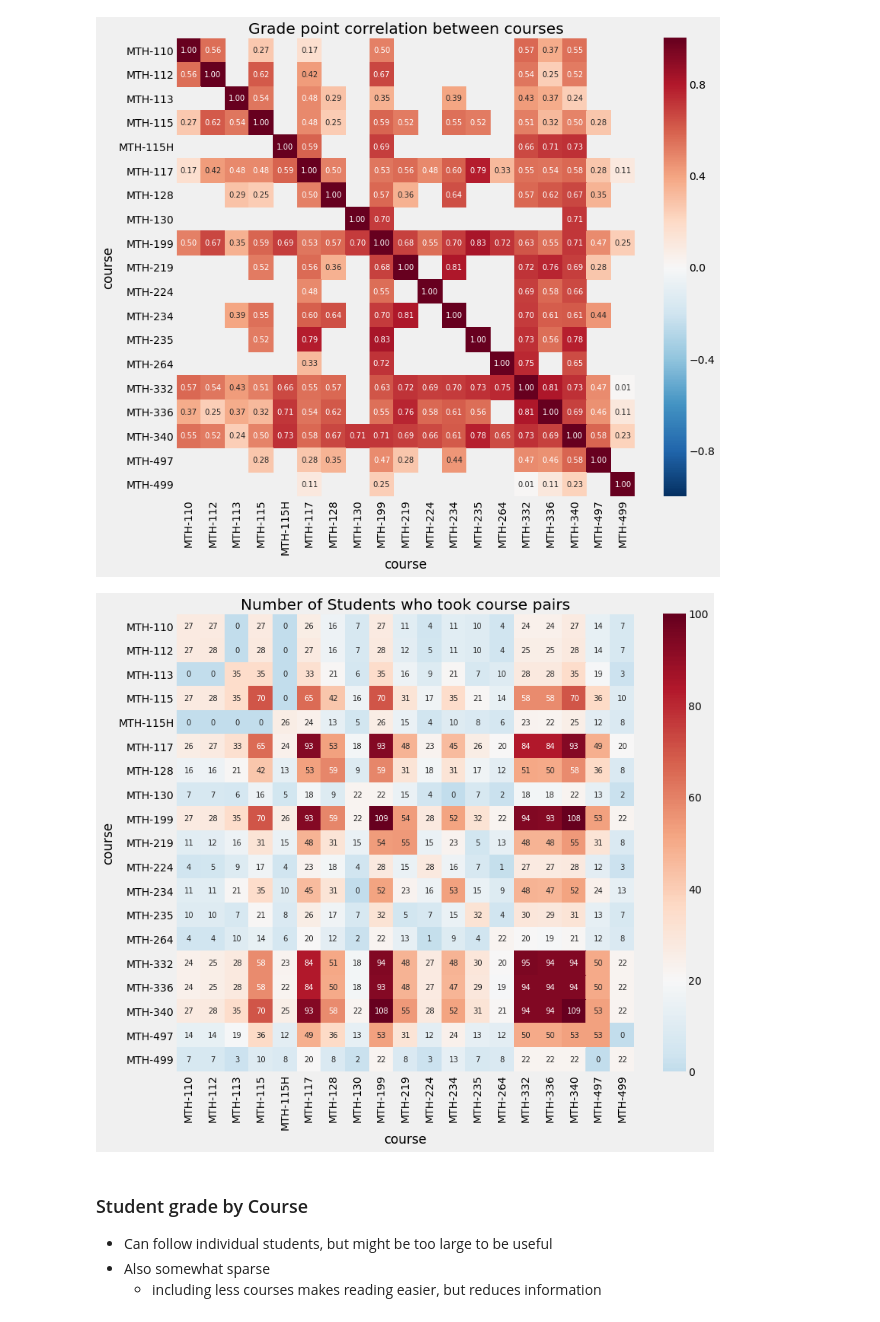
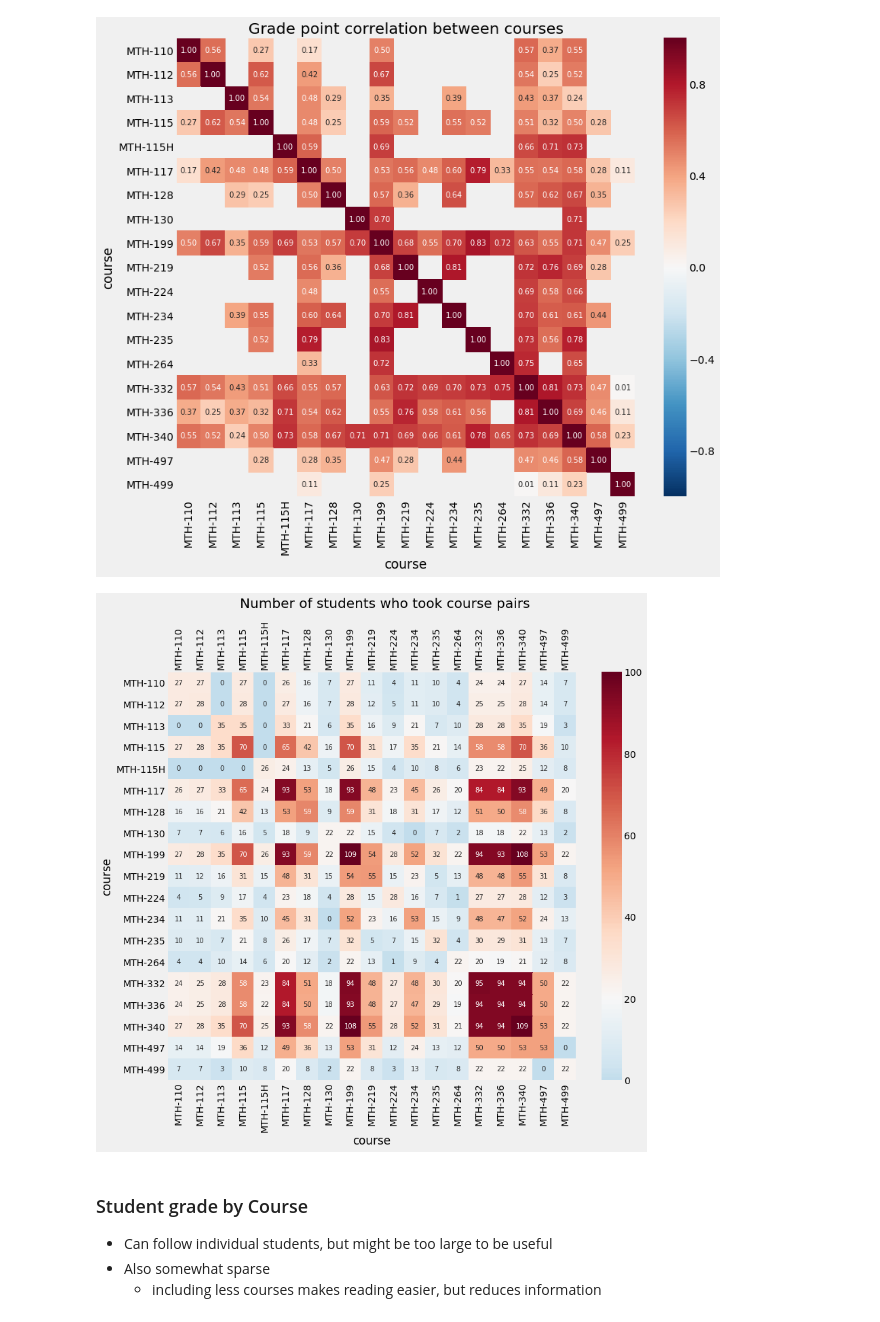
Before and after one commit to pmgasper/union_students, a Jupyter notebook: data_exploration.ipynb, the cells around one changed output. Saved outputs shown, nothing was run; the diff lists cells and outputs as text; code cells hidden in the pictures.

```diff
--- a/data_exploration.ipynb
+++ b/data_exploration.ipynb
@@ -559,0 +601,38 @@ plt.show()
+# %%
+# Group GPA by Greek affiliation
+greek_no_gpa = info.loc[info.greek.isnull()].gpa
+greek_yes_gpa = info.loc[info.greek.notnull()].gpa
+
+# Mean and standard deviation of groups
+greek_no = (greek_no_gpa.agg(['count', 'mean', 'std']))
+greek_yes = (greek_yes_gpa.agg(['count', 'mean', 'std']))
+with pd.option_context('display.float_format', '{:,.2f}'.format):
+    display(pd.DataFrame([greek_yes[['mean', 'std']],
+                          greek_no[['mean', 'std']]],
+                 index=['Greek affiliation', 'No Greek affiliation']))
+
+# T-test for independence
+_, p_value = stats.ttest_ind(greek_no_gpa, greek_yes_gpa, equal_var=False)
+
+print('t-test p-value = {0:.2f}'.format(p_value))
+print()
+
+# Effect size
+s_pooled = np.sqrt((((greek_no['count'] - 1) * greek_no['std'] ** 2) +
+                    ((greek_yes['count'] - 1) * greek_yes['std'] ** 2)) /
+                   (greek_no['count'] + greek_yes['count'] - 2))
+
+cohen_d = np.abs(greek_no['mean'] - greek_yes['mean']) / s_pooled
+print("Cohen's d = {0:.2f}".format(cohen_d))
+
+
+common_lang = stats.norm.cdf((greek_no['mean'] - greek_yes['mean']) /
+                               np.sqrt(greek_no['std'] ** 2 +
+                                       greek_yes['std'] ** 2))
+
+print()
+print('Common language effect size = {0:.1f}%'.format(common_lang * 100))
+print('(The probability that a student randomly selected from those with no'
+      ' Greek affiliation has a higher gpa than a student randomly selected'
+      ' from those with a Greek affiliation is {0:.1f}%)'
+      .format(common_lang * 100))
@@ -640,32 +741,35 @@ plt.show()
 # %%
 # Counts of times course pairs were taken by the same student
 min_count = 20
 corr_data = (data.groupby('course')
                  .filter(lambda group: len(group) >= min_count)
                  .pivot_table('point', 'id', 'course', aggfunc='max')
             )
 
 pair_count = np.zeros((corr_data.shape[1], corr_data.shape[1]))
 for index, row in pd.notnull(corr_data).iterrows():
     for i in range(len(row)):
         for j in range(i, len(row)):
             pair_count[i, j] += (int(row[i] and row[j]))
             if i != j:
                 pair_count[j, i] += (int(row[i] and row[j]))
 
 fig = plt.figure(figsize=(12, 12))
-sns.heatmap(pd.DataFrame(pair_count, index=corr_data.columns,
+ax = sns.heatmap(pd.DataFrame(pair_count, index=corr_data.columns,
                          columns=corr_data.columns),
                   cmap='RdBu_r', cbar_kws={'shrink':0.86},
                   vmin=0, vmax=100, center=20,
                   annot=True, fmt='.0f', annot_kws={'fontsize':10},
                   square=True
            )
 
-plt.title('Number of Students who took course pairs')
+ax.xaxis.set_tick_params(labeltop=True)
+plt.xticks(rotation=90)
+plt.suptitle('Number of students who took course pairs',
+             y=0.95, x=0.45, fontsize=20)
 plt.show()
 # %% [output]
-[figure, old version]
+[figure, new version]
 # %% [markdown]
 ### Student grade by Course
 * Can follow individual students, but might be too large to be useful
```
Also changed, not shown: parts of 46 cells of this notebook.
